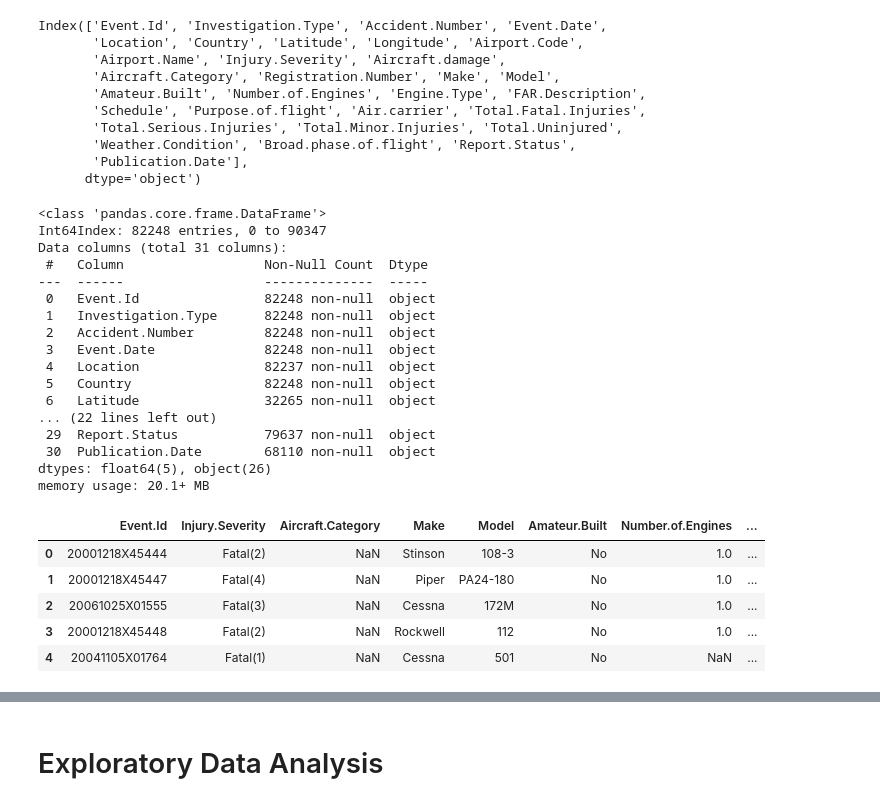
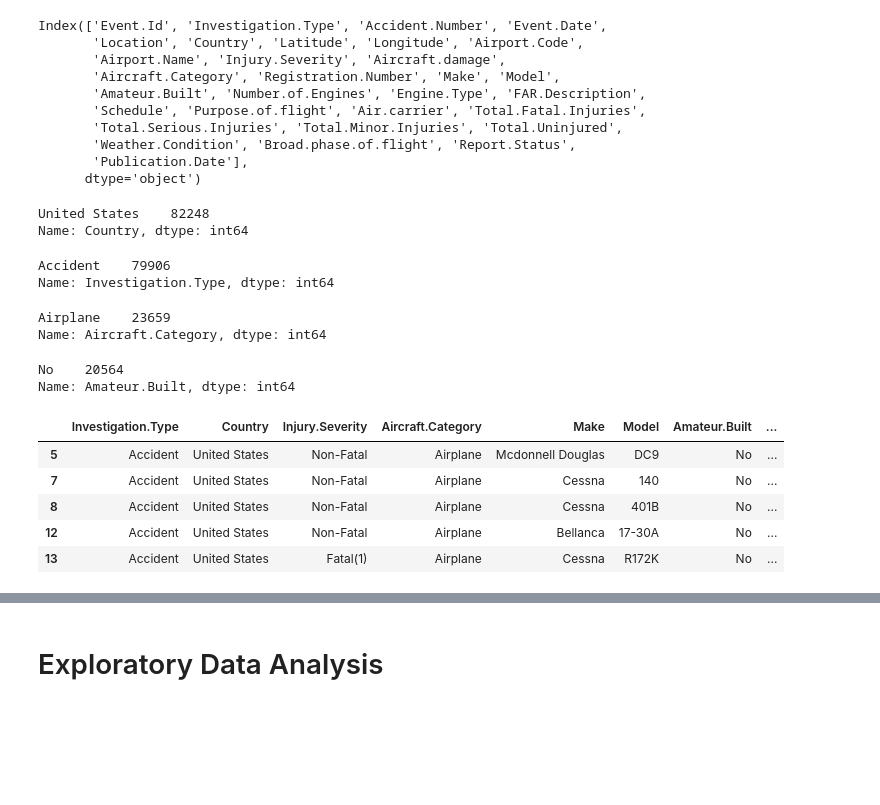
Before and after one commit to justinnllee/Aircraft_Safety_Analysis, a Jupyter notebook: notebook.ipynb, the cells around one changed output, grey strips where cells are left out. Cells and saved outputs as stored; diff of their text form; code cells hidden in the pictures; blank space fills up the shorter version.

```diff
--- a/notebook.ipynb
+++ b/notebook.ipynb
@@ -71,39 +96,41 @@ Index(['Event.Id', 'Investigation.Type', 'Accident.Number', 'Event.Date',
        'Publication.Date'],
       dtype='object')
 # %%
-#Creating a dataframe that only shows accidents in the United States
-df_us = df[df['Country'] == 'United States']
-df_us.info()
+#Creating a dataframe that only shows airplane accidents in the United States
+df = df[df['Country'] == 'United States']
+df['Country'].value_counts()
 # %% [output]
-<class 'pandas.core.frame.DataFrame'>
-Int64Index: 82248 entries, 0 to 90347
-Data columns (total 31 columns):
- #   Column                  Non-Null Count  Dtype
----  ------                  --------------  -----
- 0   Event.Id                82248 non-null  object
- 1   Investigation.Type      82248 non-null  object
- 2   Accident.Number         82248 non-null  object
- 3   Event.Date              82248 non-null  object
- 4   Location                82237 non-null  object
- 5   Country                 82248 non-null  object
- 6   Latitude                32265 non-null  object
-... (22 lines left out)
- 29  Report.Status           79637 non-null  object
- 30  Publication.Date        68110 non-null  object
-dtypes: float64(5), object(26)
-memory usage: 20.1+ MB
+United States    82248
+Name: Country, dtype: int64
+# %%
+df = df[df['Investigation.Type'] == 'Accident']
+df['Investigation.Type'].value_counts()
+# %% [output]
+Accident    79906
+Name: Investigation.Type, dtype: int64
+# %%
+df = df[df['Aircraft.Category'] == 'Airplane']
+df['Aircraft.Category'].value_counts()
+# %% [output]
+Airplane    23659
+Name: Aircraft.Category, dtype: int64
+# %%
+df = df[df['Amateur.Built'] == 'No']
+df['Amateur.Built'].value_counts()
+# %% [output]
+No    20564
+Name: Amateur.Built, dtype: int64
 # %%
 #I will now remove unwanted columns
-#I am removing Country because these are all already United States accidents
-cols_to_remove = ['Investigation.Type','Accident.Number','Event.Date','Location','Country',
-                  'Aircraft.damage','Latitude', 'Longitude', 'Airport.Code', 'Airport.Name',
-                  'Registration.Number', 'FAR.Description', 'Report.Status', 'Publication.Date']
-df_us = df_us.drop(columns = cols_to_remove)
-df_us.head()
+cols_to_remove = ['Event.Id', 'Accident.Number', 'Event.Date', 'Location', 'Schedule', 'Purpose.of.flight',
+                  'Air.carrier', 'Weather.Condition', 'Aircraft.damage','Latitude', 'Longitude', 'Airport.Code',
+                  'Airport.Name','Registration.Number', 'FAR.Description', 'Report.Status', 'Publication.Date']
+df = df.drop(columns = cols_to_remove)
+df.head()
 # %% [output]
-|  | Event.Id | Injury.Severity | Aircraft.Category | Make | Model | Amateur.Built | Number.of.Engines | ... |
-| 0 | 20001218X45444 | Fatal(2) | NaN | Stinson | 108-3 | No | 1.0 | ... |
-| 1 | 20001218X45447 | Fatal(4) | NaN | Piper | PA24-180 | No | 1.0 | ... |
-| 2 | 20061025X01555 | Fatal(3) | NaN | Cessna | 172M | No | 1.0 | ... |
-| 3 | 20001218X45448 | Fatal(2) | NaN | Rockwell | 112 | No | 1.0 | ... |
-| 4 | 20041105X01764 | Fatal(1) | NaN | Cessna | 501 | No | NaN | ... |
+|  | Investigation.Type | Country | Injury.Severity | Aircraft.Category | Make | Model | Amateur.Built | ... |
+| 5 | Accident | United States | Non-Fatal | Airplane | Mcdonnell Douglas | DC9 | No | ... |
+| 7 | Accident | United States | Non-Fatal | Airplane | Cessna | 140 | No | ... |
+| 8 | Accident | United States | Non-Fatal | Airplane | Cessna | 401B | No | ... |
+| 12 | Accident | United States | Non-Fatal | Airplane | Bellanca | 17-30A | No | ... |
+| 13 | Accident | United States | Fatal(1) | Airplane | Cessna | R172K | No | ... |
```
Also changed, not shown: parts of 16 cells of this notebook.
